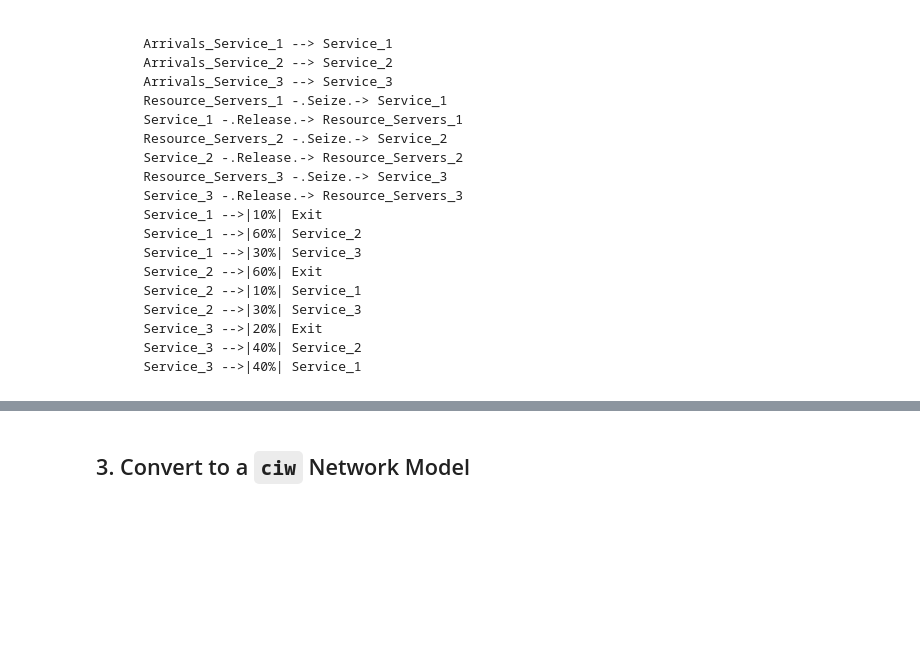
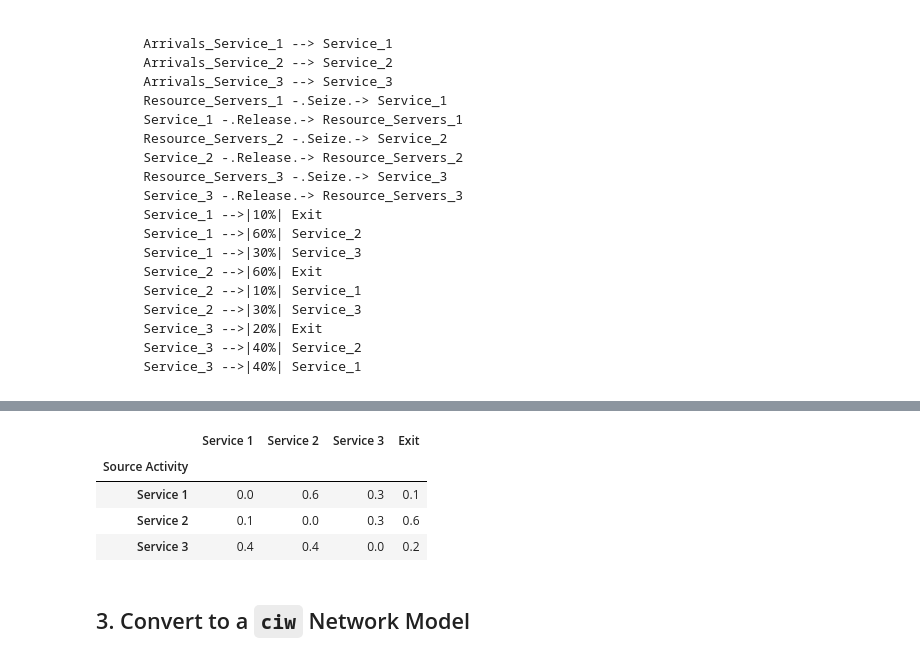
Before and after one commit to sim-agent/json2ciw, a Jupyter notebook: 02_jackson_network_example.ipynb, the cells around one changed output, grey strips where cells are left out. Drawn from its saved outputs; the diff is of its cells as text; code cells hidden in the pictures; blank space fills up the shorter version.

```diff
--- a/02_jackson_network_example.ipynb
+++ b/02_jackson_network_example.ipynb
@@ -119,3 +130,12 @@ graph TD
+# %%
+# summary of routing percentages
+model_instance.get_routing_matrix_df()
+# %% [output]
+|  | Service 1 | Service 2 | Service 3 | Exit |
+| Source Activity |  |  |  |  |
+| Service 1 | 0.0 | 0.6 | 0.3 | 0.1 |
+| Service 2 | 0.1 | 0.0 | 0.3 | 0.6 |
+| Service 3 | 0.4 | 0.4 | 0.0 | 0.2 |
 # %% [markdown]
 ## 3. Convert to a `ciw` Network Model
 # %%
```
Also changed, not shown: parts of 1 cell of this notebook, 3 other files.
